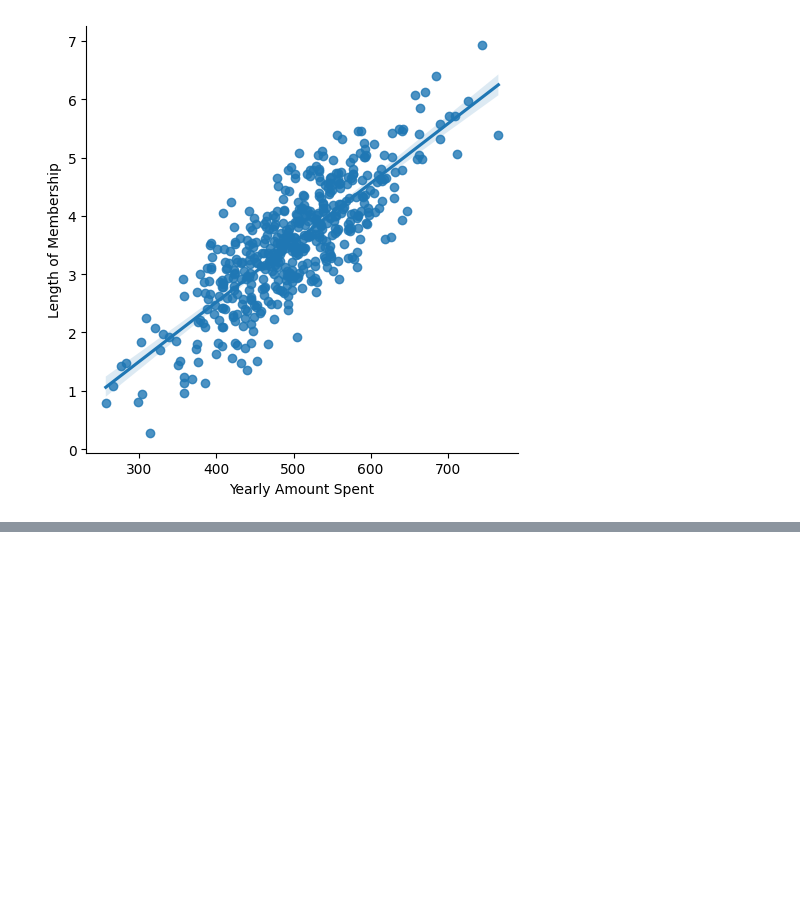
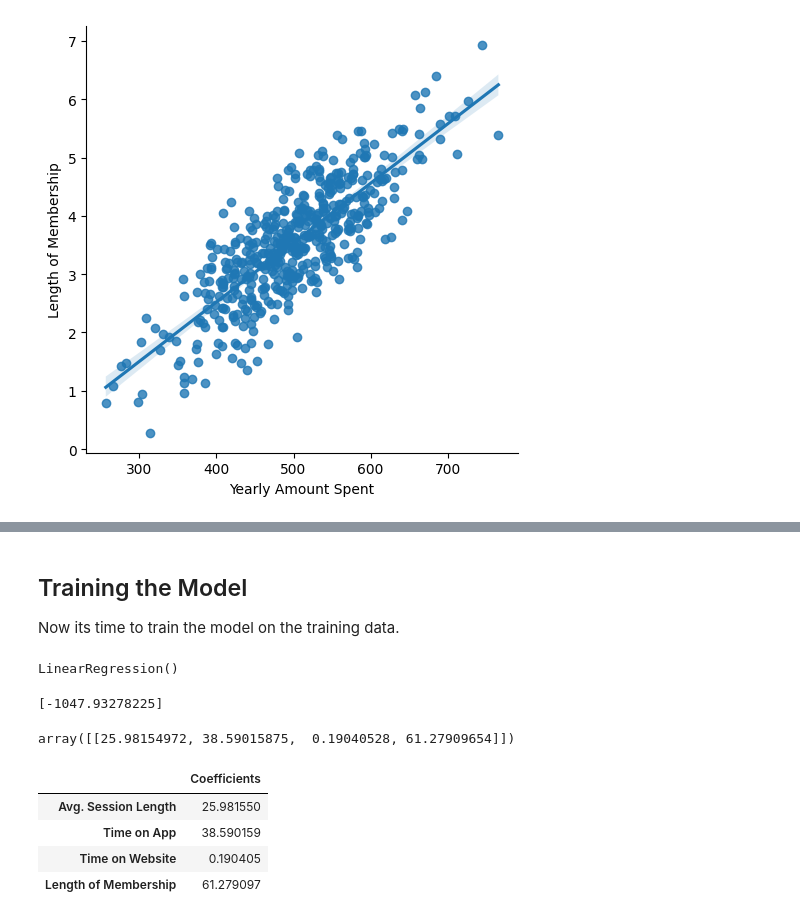
Before and after one commit to lostconnectionhere/machinelearning, a Jupyter notebook: linear_regression/ecommerce_linearRegression.ipynb, the cells around one changed output, grey strips where cells are left out. Cells and saved outputs as stored; diff of their text form; code cells hidden in the pictures; blank space fills up the shorter version.

```diff
--- a/linear_regression/ecommerce_linearRegression.ipynb
+++ b/linear_regression/ecommerce_linearRegression.ipynb
@@ -106,0 +120,4 @@ sns.lmplot(data=df, x="Yearly Amount Spent", y="Length of Membership")
+# %% [markdown]
+## Training the Model
+
+Now its time to train the model on the training data.
@@ -106,0 +127,21 @@ sns.lmplot(data=df, x="Yearly Amount Spent", y="Length of Membership")
+# %%
+LRmodel.fit(X_train, y_train)
+# %% [output]
+LinearRegression()
+# %%
+print(LRmodel.intercept_)
+# %% [output]
+[-1047.93278225]
+# %%
+LRmodel.coef_
+# %% [output]
+array([[25.98154972, 38.59015875,  0.19040528, 61.27909654]])
+# %%
+cof_df = pd.DataFrame(LRmodel.coef_.reshape(4,1),index=X.columns,columns=['Coefficients'])
+cof_df
+# %% [output]
+|  | Coefficients |
+| Avg. Session Length | 25.981550 |
+| Time on App | 38.590159 |
+| Time on Website | 0.190405 |
+| Length of Membership | 61.279097 |
```
Also changed, not shown: parts of 15 cells of this notebook.
